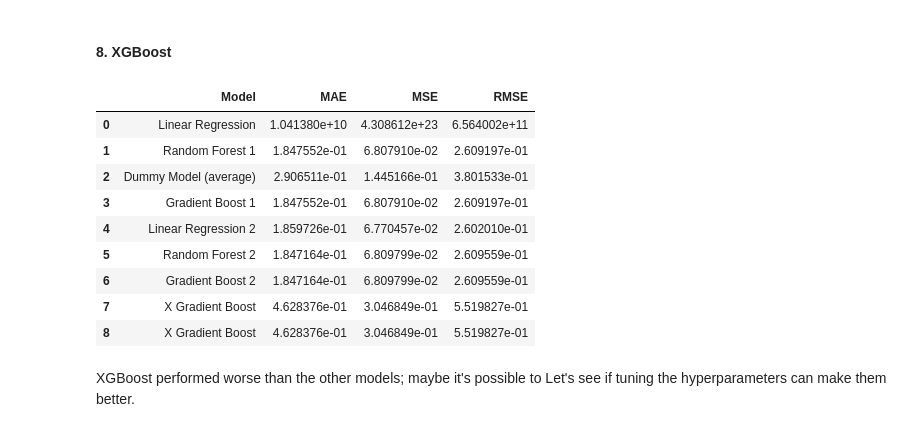
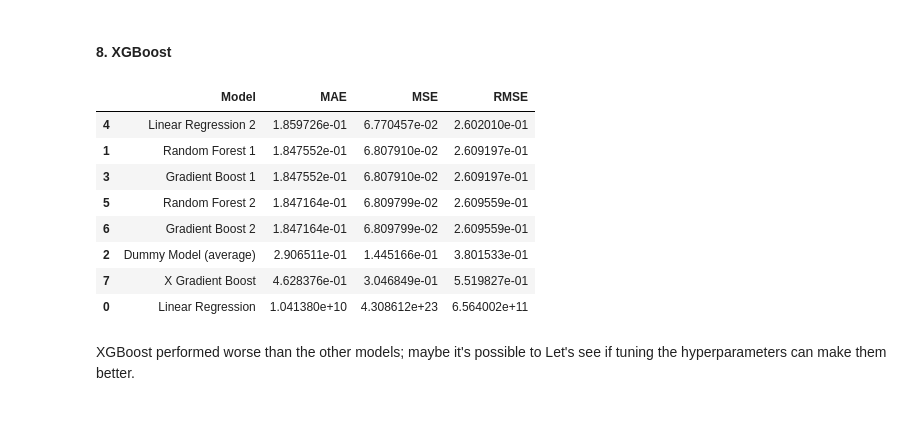
Before and after one commit to shahinrostami/Shopify-CLV, a Jupyter notebook: Cap2_PreProcessing_Modeling.ipynb, the cells around one changed output. Saved outputs shown, nothing was run; the diff lists cells and outputs as text; code cells hidden in the pictures.

```diff
--- a/Cap2_PreProcessing_Modeling.ipynb
+++ b/Cap2_PreProcessing_Modeling.ipynb
@@ -645,28 +645,27 @@ These look like great models (except for the first Linear Regression). Let's try
 # %%
 # initiate the XGB Regressor
 xg_reg = xgb.XGBRegressor(objective ='reg:squarederror', colsample_bytree = 0.3, learning_rate = 0.1,
                 max_depth = 5, alpha = 10, n_estimators = 10)
 # fit the model
 xg_reg.fit(X1_train,y_train)
 # predict on the model
 y_pred1_xgb = xg_reg.predict(X1_test)
 # get scores of the model
 m8_MAE = mean_absolute_error(y_test, y_pred1_xgb)
 m8_MSE = mean_squared_error(y_test, y_pred1_xgb)
 m8_RMSE = m8_MSE**0.5
 perform = perform.append({'Model':'X Gradient Boost', 'MAE':m8_MAE, 'MSE':m8_MSE, 'RMSE':m8_RMSE}, ignore_index=True)
-perform
+perform.sort_values('RMSE', ascending=True)
 # %% [output]
 |  | Model | MAE | MSE | RMSE |
-| 0 | Linear Regression | 1.041380e+10 | 4.308612e+23 | 6.564002e+11 |
+| 4 | Linear Regression 2 | 1.859726e-01 | 6.770457e-02 | 2.602010e-01 |
 | 1 | Random Forest 1 | 1.847552e-01 | 6.807910e-02 | 2.609197e-01 |
-| 2 | Dummy Model (average) | 2.906511e-01 | 1.445166e-01 | 3.801533e-01 |
 | 3 | Gradient Boost 1 | 1.847552e-01 | 6.807910e-02 | 2.609197e-01 |
-| 4 | Linear Regression 2 | 1.859726e-01 | 6.770457e-02 | 2.602010e-01 |
 | 5 | Random Forest 2 | 1.847164e-01 | 6.809799e-02 | 2.609559e-01 |
 | 6 | Gradient Boost 2 | 1.847164e-01 | 6.809799e-02 | 2.609559e-01 |
+| 2 | Dummy Model (average) | 2.906511e-01 | 1.445166e-01 | 3.801533e-01 |
 | 7 | X Gradient Boost | 4.628376e-01 | 3.046849e-01 | 5.519827e-01 |
-| 8 | X Gradient Boost | 4.628376e-01 | 3.046849e-01 | 5.519827e-01 |
+| 0 | Linear Regression | 1.041380e+10 | 4.308612e+23 | 6.564002e+11 |
 # %% [markdown]
 XGBoost performed worse than the other models; maybe it's possible to Let's see if tuning the hyperparameters can make them better.
 # %% [markdown]
```
Also changed, not shown: parts of 12 cells of this notebook.
